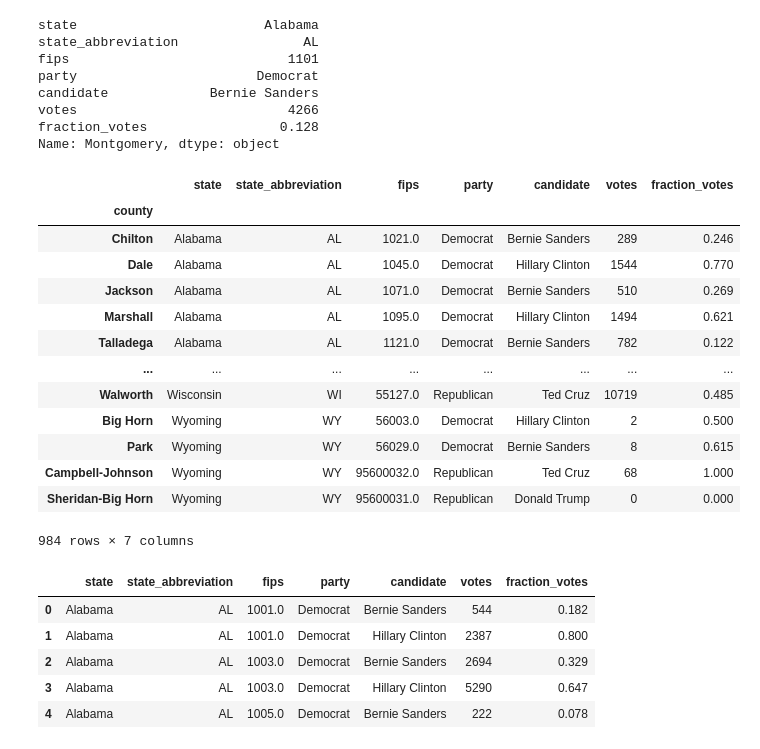
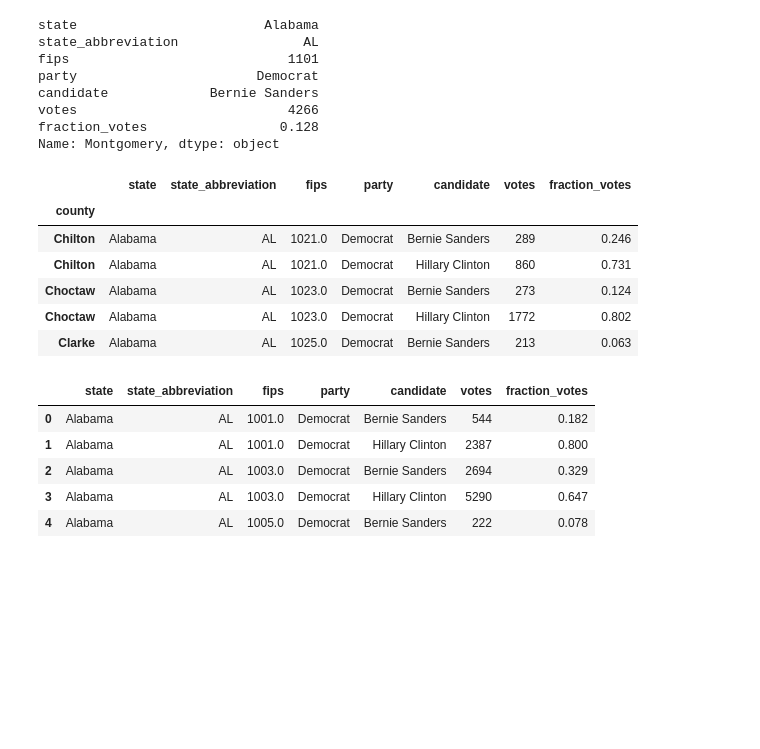
Before and after one commit to ShirleyRodriguez08/PythonFundamentos, a Jupyter notebook: Modulo4/1.1 Intro a Pandas.ipynb, the cells around one changed output. Drawn from its saved outputs; the diff is of its cells as text; code cells hidden in the pictures; blank space fills up the shorter version.

```diff
--- a/Modulo4/1.1 Intro a Pandas.ipynb
+++ b/Modulo4/1.1 Intro a Pandas.ipynb
@@ -356,22 +357,15 @@ votes                           4266
 fraction_votes                 0.128
 Name: Montgomery, dtype: object
 # %%
-df2.iloc[20::25]
+df2.iloc[20:25]
 # %% [output]
 |  | state | state_abbreviation | fips | party | candidate | votes | fraction_votes |
 | county |  |  |  |  |  |  |  |
 | Chilton | Alabama | AL | 1021.0 | Democrat | Bernie Sanders | 289 | 0.246 |
-| Dale | Alabama | AL | 1045.0 | Democrat | Hillary Clinton | 1544 | 0.770 |
-| Jackson | Alabama | AL | 1071.0 | Democrat | Bernie Sanders | 510 | 0.269 |
-| Marshall | Alabama | AL | 1095.0 | Democrat | Hillary Clinton | 1494 | 0.621 |
-| Talladega | Alabama | AL | 1121.0 | Democrat | Bernie Sanders | 782 | 0.122 |
-| ... | ... | ... | ... | ... | ... | ... | ... |
-| Walworth | Wisconsin | WI | 55127.0 | Republican | Ted Cruz | 10719 | 0.485 |
-| Big Horn | Wyoming | WY | 56003.0 | Democrat | Hillary Clinton | 2 | 0.500 |
-| Park | Wyoming | WY | 56029.0 | Democrat | Bernie Sanders | 8 | 0.615 |
-| Campbell-Johnson | Wyoming | WY | 95600032.0 | Republican | Ted Cruz | 68 | 1.000 |
-| Sheridan-Big Horn | Wyoming | WY | 95600031.0 | Republican | Donald Trump | 0 | 0.000 |
+| Chilton | Alabama | AL | 1021.0 | Democrat | Hillary Clinton | 860 | 0.731 |
+| Choctaw | Alabama | AL | 1023.0 | Democrat | Bernie Sanders | 273 | 0.124 |
+| Choctaw | Alabama | AL | 1023.0 | Democrat | Hillary Clinton | 1772 | 0.802 |
+| Clarke | Alabama | AL | 1025.0 | Democrat | Bernie Sanders | 213 | 0.063 |
-984 rows × 7 columns
 # %%
 df2 = df2.reset_index(drop=True)
 # %%
```
Also changed, not shown: parts of 8 cells of this notebook, 48 other files.
